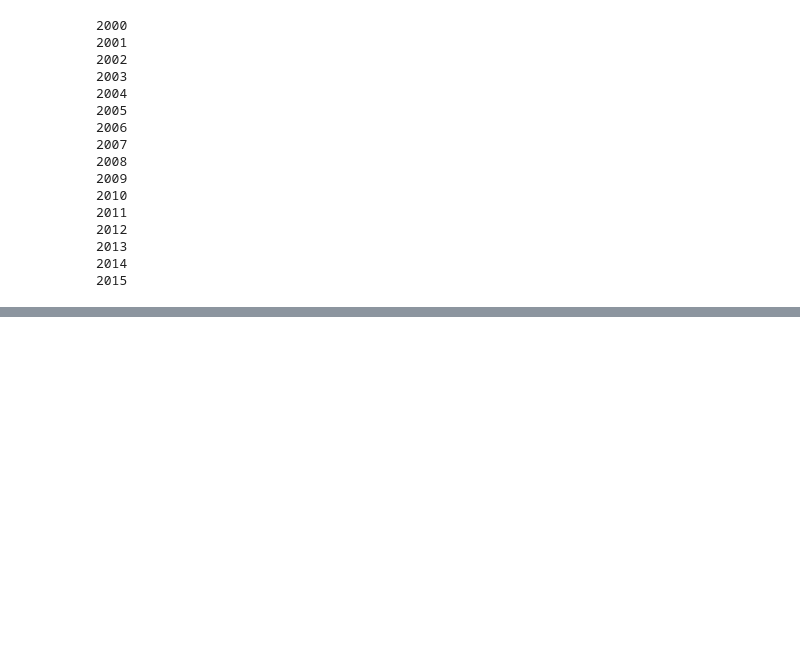
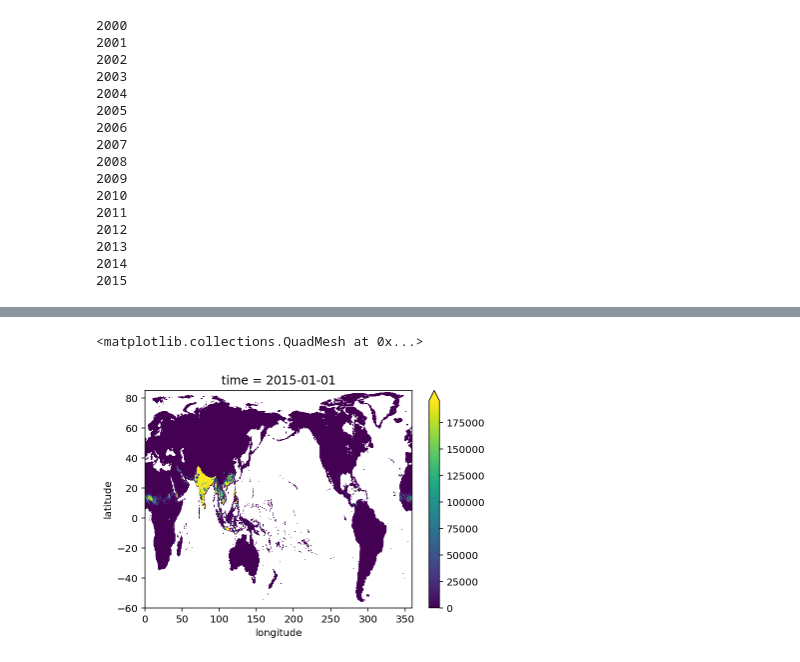
Before and after one commit to mangecoeur/health-climate-exposure, a Jupyter notebook: Calculate Labour capacity loss.ipynb, the cells around one changed output, grey strips where cells are left out. Cells and saved outputs as stored; diff of their text form; code cells hidden in the pictures; blank space fills up the shorter version.

```diff
--- a/Calculate Labour capacity loss.ipynb
+++ b/Calculate Labour capacity loss.ipynb
@@ -149,0 +176,5 @@ lost_cap.mean(dim=['latitude', 'longitude']).plot()
+# %%
+lost_lab_pop_rural.sel(time='2015-01-01').plot(robust=True)
+# %% [output]
+<matplotlib.collections.QuadMesh at 0x...>
+[figure, added]
```
Also changed, not shown: parts of 30 cells of this notebook, 3 other files.
